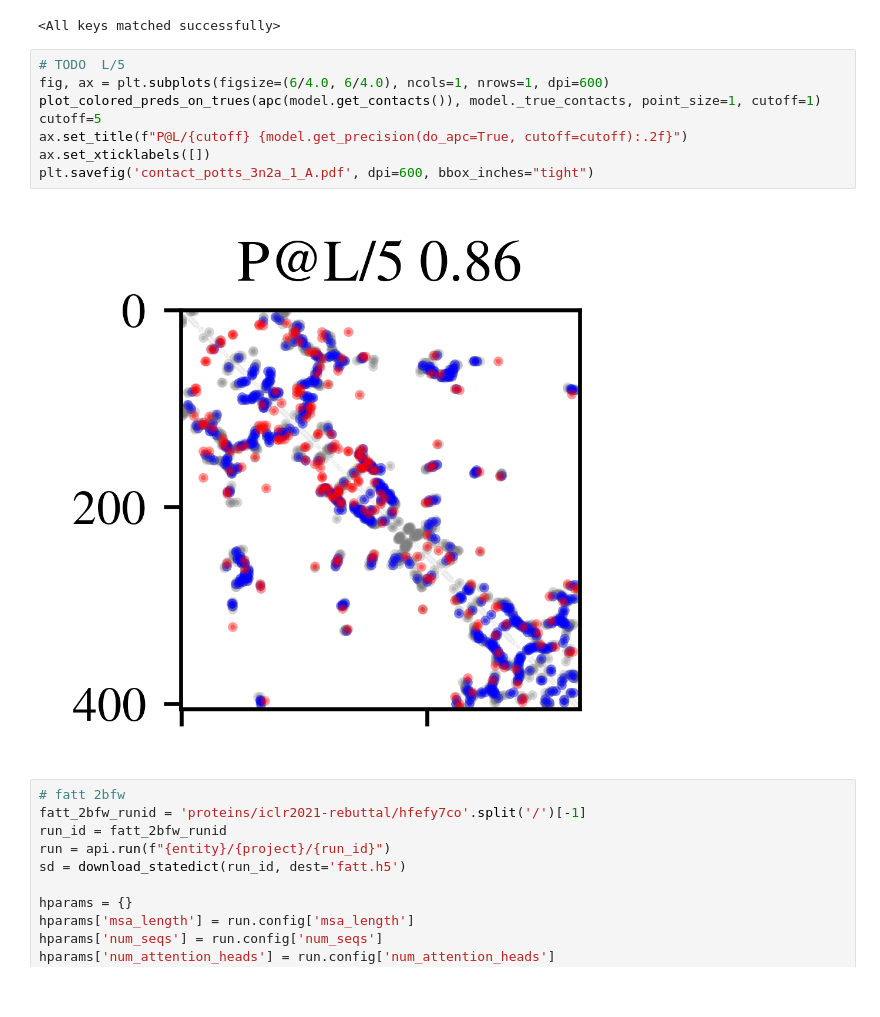
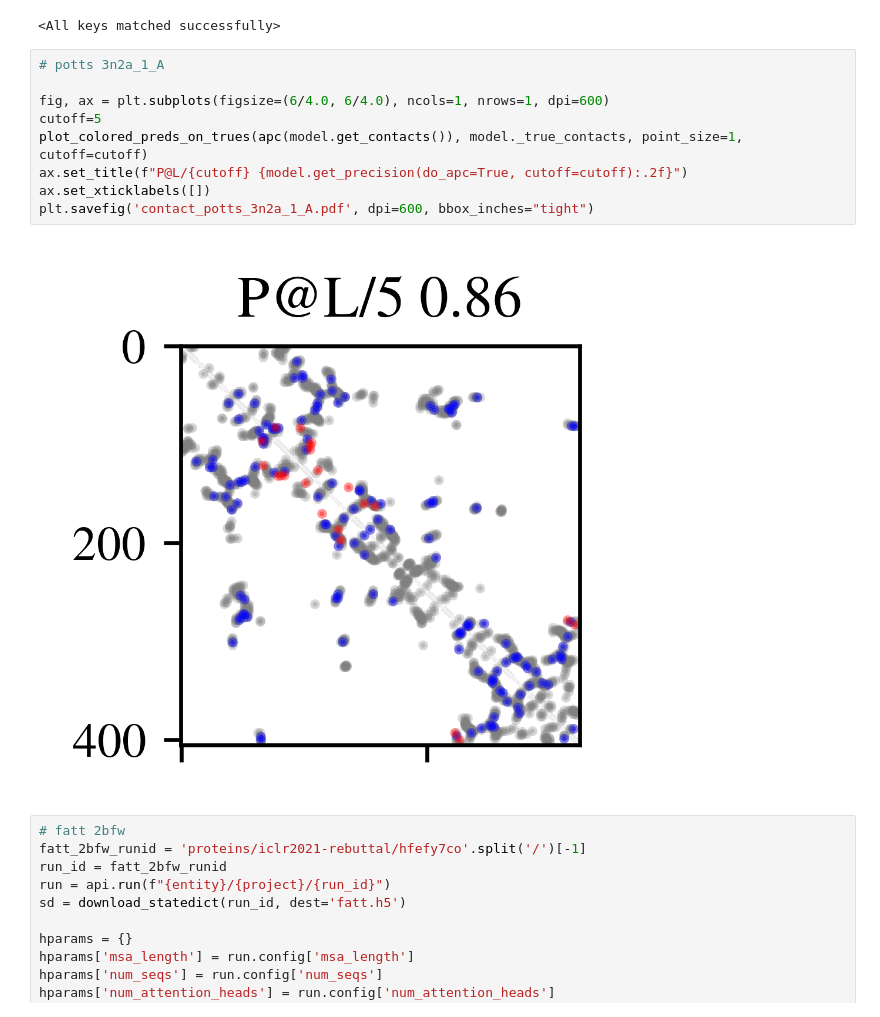
Before and after one commit to songlab-cal/factored-attention, a Jupyter notebook: plot_contacts_for_run_fig2.ipynb, the cells around one changed output. Drawn from its saved outputs; the diff is of its cells as text.

```diff
--- a/plot_contacts_for_run_fig2.ipynb
+++ b/plot_contacts_for_run_fig2.ipynb
@@ -58,15 +58,16 @@ model.load_state_dict(torch.load(gremlin_sd))
 # %% [output]
 <All keys matched successfully>
 # %%
-# TODO  L/5
+# potts 3n2a_1_A
+
 fig, ax = plt.subplots(figsize=(6/4.0, 6/4.0), ncols=1, nrows=1, dpi=600)
-plot_colored_preds_on_trues(apc(model.get_contacts()), model._true_contacts, point_size=1, cutoff=1)
 cutoff=5
+plot_colored_preds_on_trues(apc(model.get_contacts()), model._true_contacts, point_size=1, cutoff=cutoff)
 ax.set_title(f"P@L/{cutoff} {model.get_precision(do_apc=True, cutoff=cutoff):.2f}")
 ax.set_xticklabels([])
 plt.savefig('contact_potts_3n2a_1_A.pdf', dpi=600, bbox_inches="tight")
 # %% [output]
-[figure, old version]
+[figure, new version]
 # %%
 # fatt 2bfw
 fatt_2bfw_runid = 'proteins/iclr2021-rebuttal/hfefy7co'.split('/')[-1]
```
Also changed, not shown: 3 other files.
